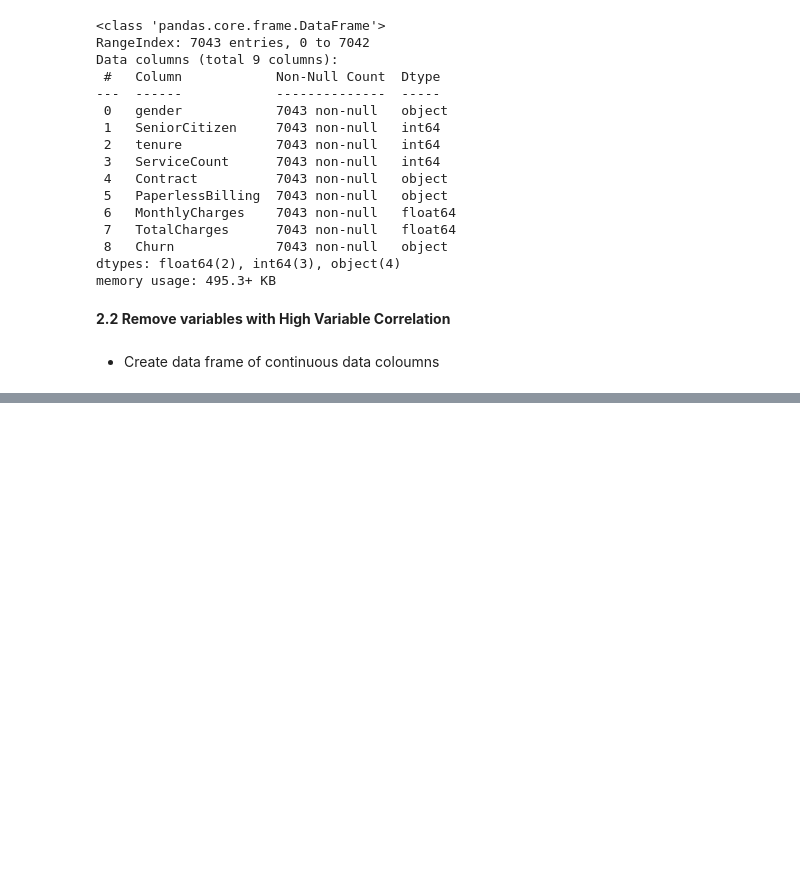
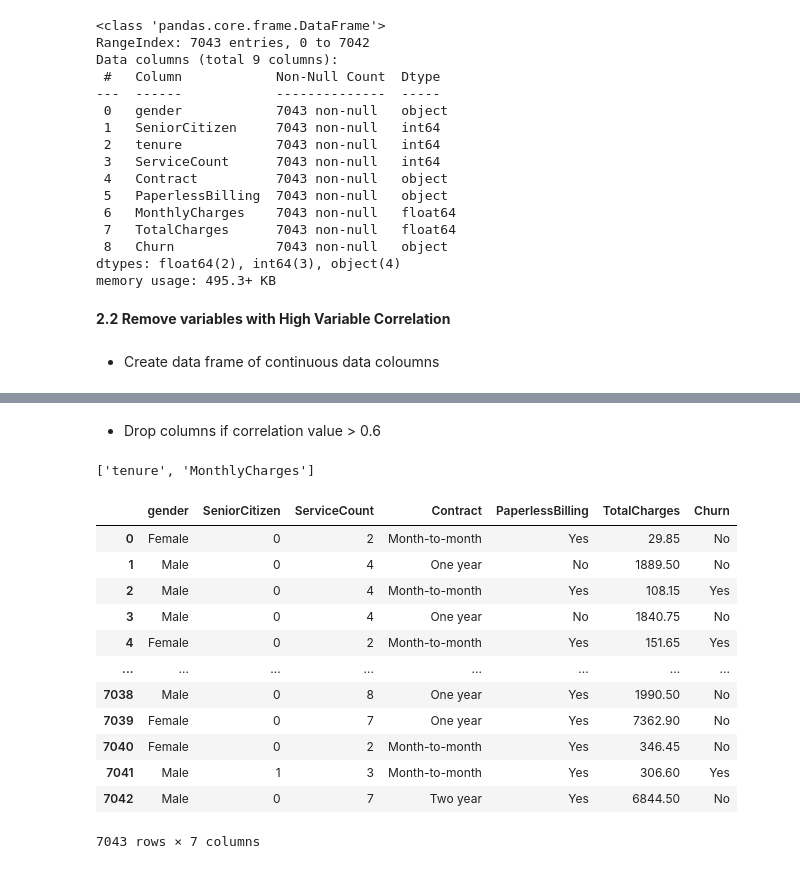
Before and after one commit to astrrr/ML-Lab, a Jupyter notebook: Lab2ML.ipynb, the cells around one changed output, grey strips where cells are left out. Saved outputs shown, nothing was run; the diff lists cells and outputs as text; code cells hidden in the pictures; blank space fills up the shorter version.

Commit message:
2.2 Remove variables with High Variable Correlation

```diff
--- a/Lab2ML.ipynb
+++ b/Lab2ML.ipynb
@@ -115,0 +161,2 @@ memory usage: 495.3+ KB
+# %%
+lower = pd.DataFrame(np.tril(cor_data, -1), columns=cor_data.columns)
@@ -115,0 +171,32 @@ memory usage: 495.3+ KB
+# %% [markdown]
+
+
+*   Drop columns if correlation value > 0.6
+# %%
+to_drop = []
+for column in lower.columns:
+  for i in lower[column]:
+    if i > 0.6 :
+     to_drop.append(column)
+# %%
+to_drop
+# %% [output]
+['tenure', 'MonthlyCharges']
+# %%
+df.drop(to_drop, inplace=True, axis=1)
+# %%
+df
+# %% [output]
+|  | gender | SeniorCitizen | ServiceCount | Contract | PaperlessBilling | TotalCharges | Churn |
+| 0 | Female | 0 | 2 | Month-to-month | Yes | 29.85 | No |
+| 1 | Male | 0 | 4 | One year | No | 1889.50 | No |
+| 2 | Male | 0 | 4 | Month-to-month | Yes | 108.15 | Yes |
+| 3 | Male | 0 | 4 | One year | No | 1840.75 | No |
+| 4 | Female | 0 | 2 | Month-to-month | Yes | 151.65 | Yes |
+| ... | ... | ... | ... | ... | ... | ... | ... |
+| 7038 | Male | 0 | 8 | One year | Yes | 1990.50 | No |
+| 7039 | Female | 0 | 7 | One year | Yes | 7362.90 | No |
+| 7040 | Female | 0 | 2 | Month-to-month | Yes | 346.45 | No |
+| 7041 | Male | 1 | 3 | Month-to-month | Yes | 306.60 | Yes |
+| 7042 | Male | 0 | 7 | Two year | Yes | 6844.50 | No |
+7043 rows × 7 columns
```
Also changed, not shown: parts of 11 cells of this notebook.
